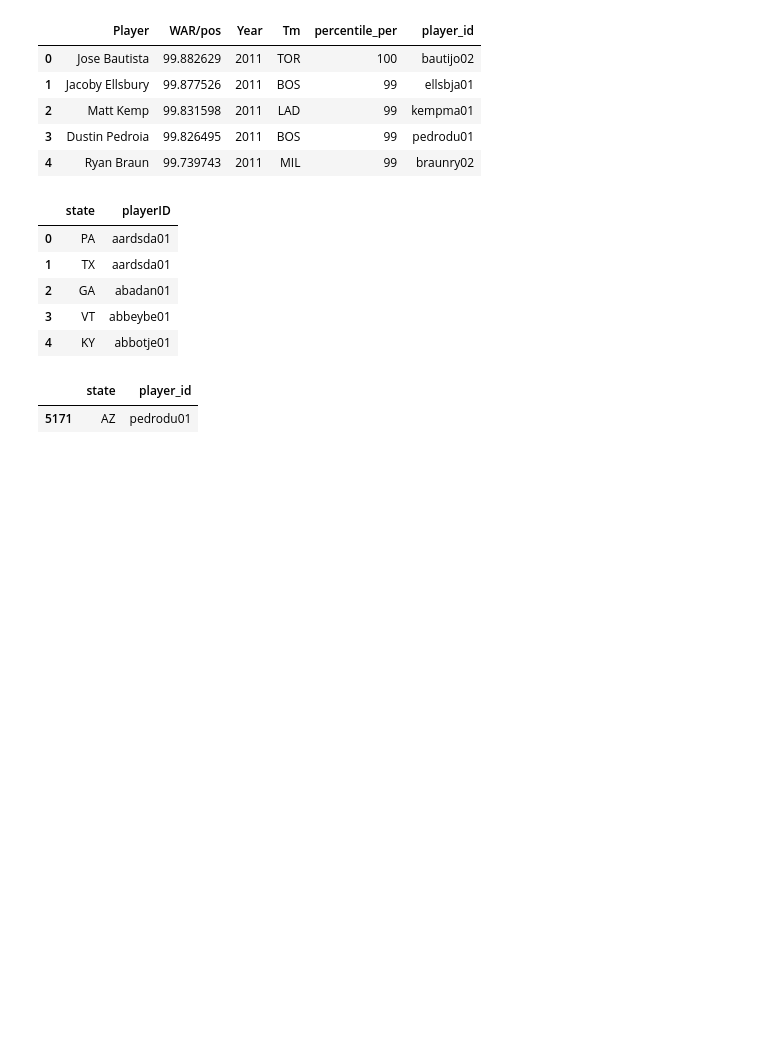
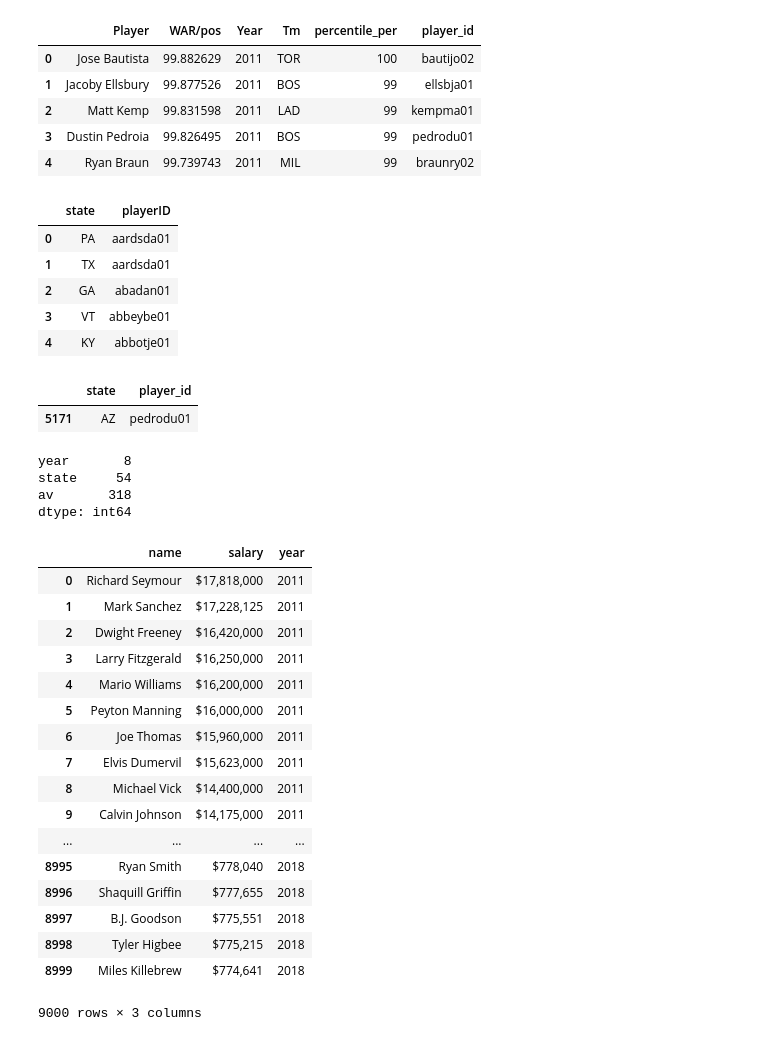
Before and after one commit to Axemen/Pro-Sports-Stats, a Jupyter notebook: libs/attaching_states.ipynb, the cells around one changed output. Cells and saved outputs as stored; diff of their text form; code cells hidden in the pictures; blank space fills up the shorter version.

```diff
--- a/libs/attaching_states.ipynb
+++ b/libs/attaching_states.ipynb
@@ -211,0 +216,12 @@ merged.to_csv('data/mlb_war_player_state.csv')
+# %%
+nfl.nunique()
+# %% [output]
+year       8
+state     54
+av       318
+dtype: int64
+# %%
+df = pd.read_csv('unclean_data/nfl_player_salaries/nfl_player_salaries_all.csv').drop(columns = ['Unnamed: 0', 'team', 'rank'])
+# %%
+for i in range(len(df)):
+    df.iat[i, 0] = df.iat[i, 0][0].strip()
@@ -211,0 +230,21 @@ merged.to_csv('data/mlb_war_player_state.csv')
+# %%
+df
+# %% [output]
+|  | name | salary | year |
+| 0 | Richard Seymour | $17,818,000 | 2011 |
+| 1 | Mark Sanchez | $17,228,125 | 2011 |
+| 2 | Dwight Freeney | $16,420,000 | 2011 |
+| 3 | Larry Fitzgerald | $16,250,000 | 2011 |
+| 4 | Mario Williams | $16,200,000 | 2011 |
+| 5 | Peyton Manning | $16,000,000 | 2011 |
+| 6 | Joe Thomas | $15,960,000 | 2011 |
+| 7 | Elvis Dumervil | $15,623,000 | 2011 |
+| 8 | Michael Vick | $14,400,000 | 2011 |
+| 9 | Calvin Johnson | $14,175,000 | 2011 |
+| ... | ... | ... | ... |
+| 8995 | Ryan Smith | $778,040 | 2018 |
+| 8996 | Shaquill Griffin | $777,655 | 2018 |
+| 8997 | B.J. Goodson | $775,551 | 2018 |
+| 8998 | Tyler Higbee | $775,215 | 2018 |
+| 8999 | Miles Killebrew | $774,641 | 2018 |
+9000 rows × 3 columns
```
Also changed, not shown: parts of 2 cells of this notebook, 11 other files.
